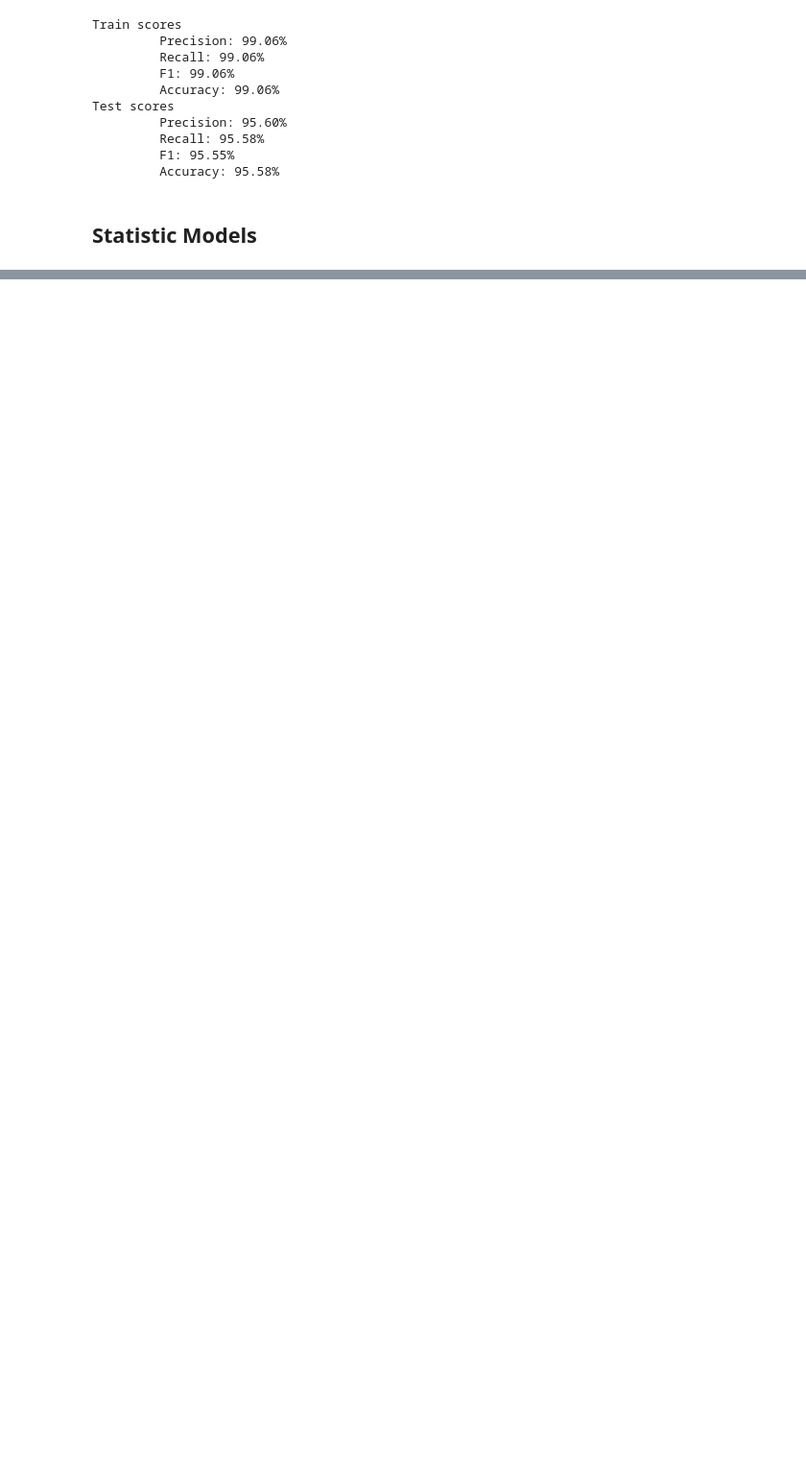
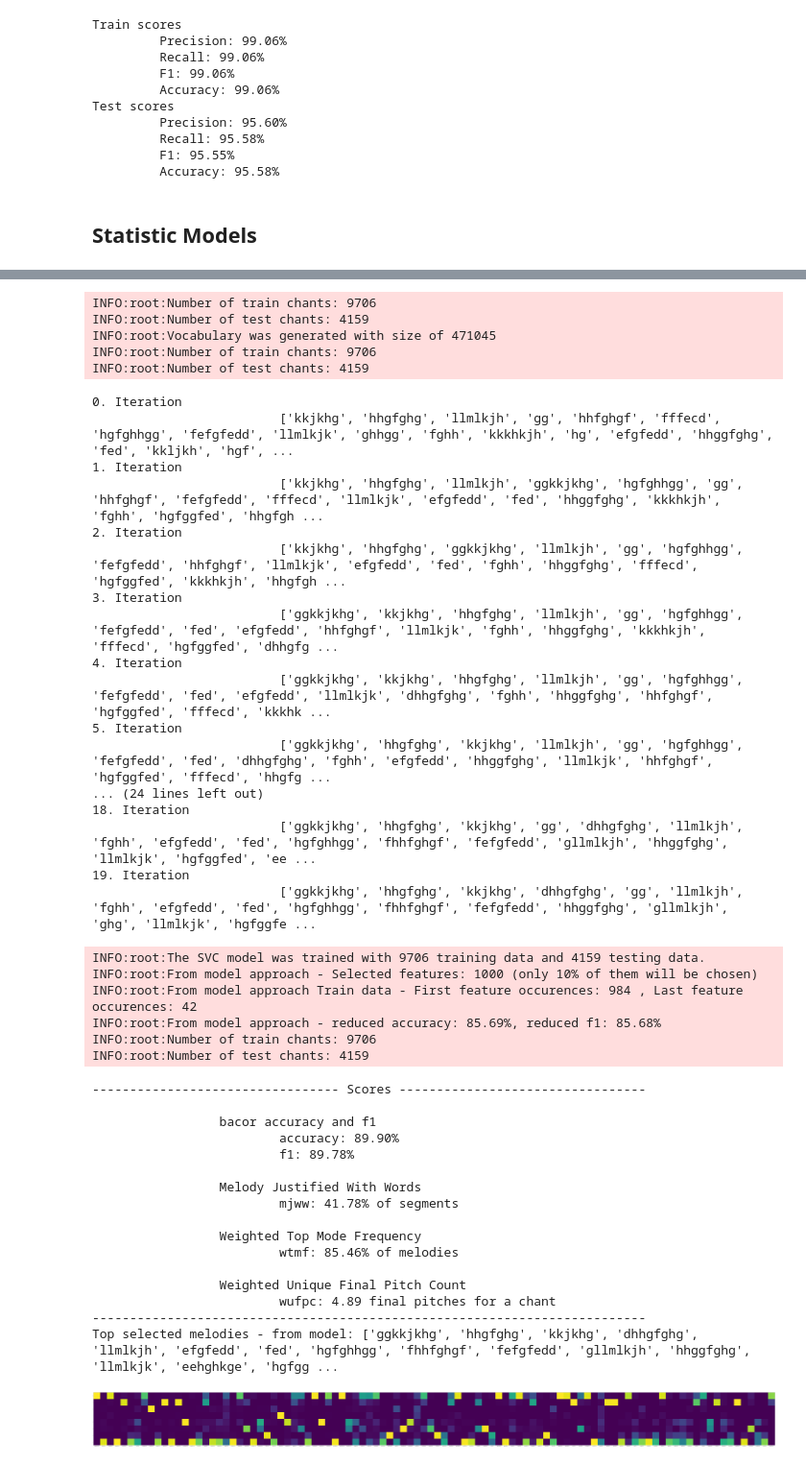
Before and after one commit to lanzv/Master-Thesis, a Jupyter notebook: models/experiments.ipynb, the cells around one changed output, grey strips where cells are left out. Shown at 96% size. Cells and saved outputs as stored; diff of their text form; code cells hidden in the pictures; blank space fills up the shorter version.

```diff
--- a/models/experiments.ipynb
+++ b/models/experiments.ipynb
@@ -770,0 +180,60 @@ Top selected melodies: ['ccddfdf', 'cddccdf', 'cdcdff', 'ccddddd', 'cdFffed', 'c
+# %%
+from src.utils.loader import prepare_dataset
+from src.models.unigram_model import UnigramModel
+from src.eval.pipelines import evaluation_pipeline
+
+# Get Data
+X, y = prepare_dataset()
+# Init model
+model = UnigramModel(min_size=2, max_size=8)
+# Train and Fit model
+final_segmentation = model.predict_segments(X, iterations=20)
+# Evaluate model
+bacor, mjww, wtmf, wufpc, selected_features, bacor_model = evaluation_pipeline(
+    final_segmentation, y, max_features_from_model = 100, include_additative = False)
+# %% [output]
+INFO:root:Number of train chants: 9706
+INFO:root:Number of test chants: 4159
+INFO:root:Vocabulary was generated with size of 471045
+INFO:root:Number of train chants: 9706
+INFO:root:Number of test chants: 4159
+0. Iteration
+                         ['kkjkhg', 'hhgfghg', 'llmlkjh', 'gg', 'hhfghgf', 'fffecd', 'hgfghhgg', 'fefgfedd', 'llmlkjk', 'ghhgg', 'fghh', 'kkkhkjh', 'hg', 'efgfedd', 'hhggfghg', 'fed', 'kkljkh', 'hgf', ...
+1. Iteration
+                         ['kkjkhg', 'hhgfghg', 'llmlkjh', 'ggkkjkhg', 'hgfghhgg', 'gg', 'hhfghgf', 'fefgfedd', 'fffecd', 'llmlkjk', 'efgfedd', 'fed', 'hhggfghg', 'kkkhkjh', 'fghh', 'hgfggfed', 'hhgfgh ...
+2. Iteration
+                         ['kkjkhg', 'hhgfghg', 'ggkkjkhg', 'llmlkjh', 'gg', 'hgfghhgg', 'fefgfedd', 'hhfghgf', 'llmlkjk', 'efgfedd', 'fed', 'fghh', 'hhggfghg', 'fffecd', 'hgfggfed', 'kkkhkjh', 'hhgfgh ...
+3. Iteration
+                         ['ggkkjkhg', 'kkjkhg', 'hhgfghg', 'llmlkjh', 'gg', 'hgfghhgg', 'fefgfedd', 'fed', 'efgfedd', 'hhfghgf', 'llmlkjk', 'fghh', 'hhggfghg', 'kkkhkjh', 'fffecd', 'hgfggfed', 'dhhgfg ...
+4. Iteration
+                         ['ggkkjkhg', 'kkjkhg', 'hhgfghg', 'llmlkjh', 'gg', 'hgfghhgg', 'fefgfedd', 'fed', 'efgfedd', 'llmlkjk', 'dhhgfghg', 'fghh', 'hhggfghg', 'hhfghgf', 'hgfggfed', 'fffecd', 'kkkhk ...
+5. Iteration
+                         ['ggkkjkhg', 'hhgfghg', 'kkjkhg', 'llmlkjh', 'gg', 'hgfghhgg', 'fefgfedd', 'fed', 'dhhgfghg', 'fghh', 'efgfedd', 'hhggfghg', 'llmlkjk', 'hhfghgf', 'hgfggfed', 'fffecd', 'hhgfg ...
+... (24 lines left out)
+18. Iteration
+                         ['ggkkjkhg', 'hhgfghg', 'kkjkhg', 'gg', 'dhhgfghg', 'llmlkjh', 'fghh', 'efgfedd', 'fed', 'hgfghhgg', 'fhhfghgf', 'fefgfedd', 'gllmlkjh', 'hhggfghg', 'llmlkjk', 'hgfggfed', 'ee ...
+19. Iteration
+                         ['ggkkjkhg', 'hhgfghg', 'kkjkhg', 'dhhgfghg', 'gg', 'llmlkjh', 'fghh', 'efgfedd', 'fed', 'hgfghhgg', 'fhhfghgf', 'fefgfedd', 'hhggfghg', 'gllmlkjh', 'ghg', 'llmlkjk', 'hgfggfe ...
+INFO:root:The SVC model was trained with 9706 training data and 4159 testing data.
+INFO:root:From model approach - Selected features: 1000 (only 10% of them will be chosen)
+INFO:root:From model approach Train data - First feature occurences: 984 , Last feature occurences: 42
+INFO:root:From model approach - reduced accuracy: 85.69%, reduced f1: 85.68%
+INFO:root:Number of train chants: 9706
+INFO:root:Number of test chants: 4159
+--------------------------------- Scores ---------------------------------
+
+                 bacor accuracy and f1
+                         accuracy: 89.90%
+                         f1: 89.78%
+
+                 Melody Justified With Words
+                         mjww: 41.78% of segments
+
+                 Weighted Top Mode Frequency
+                         wtmf: 85.46% of melodies
+
+                 Weighted Unique Final Pitch Count
+                         wufpc: 4.89 final pitches for a chant
+--------------------------------------------------------------------------
+Top selected melodies - from model: ['ggkkjkhg', 'hhgfghg', 'kkjkhg', 'dhhgfghg', 'llmlkjh', 'efgfedd', 'fed', 'hgfghhgg', 'fhhfghgf', 'fefgfedd', 'gllmlkjh', 'hhggfghg', 'llmlkjk', 'eehghkge', 'hgfgg ...
+[figure, added]
```
Also changed, not shown: parts of 41 cells of this notebook, 6 other files.
